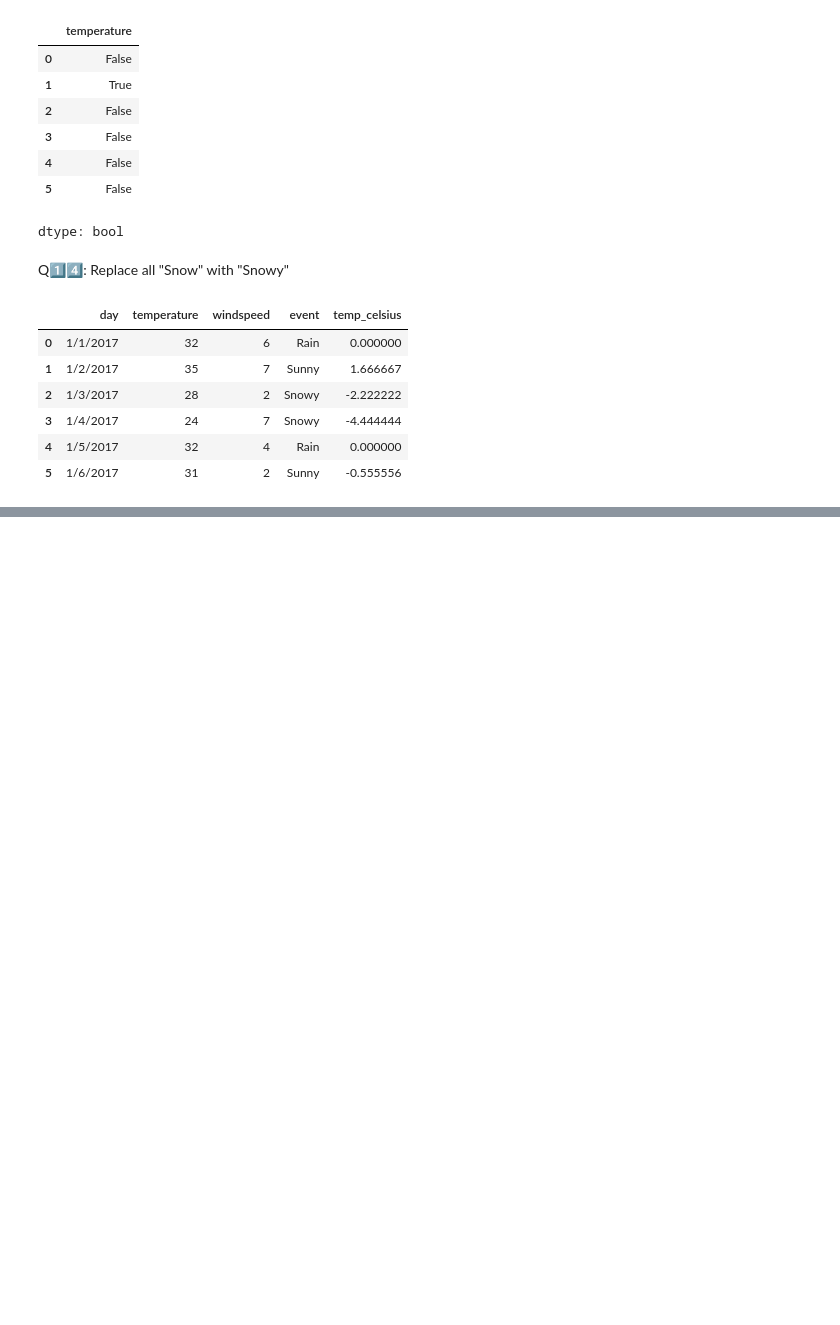
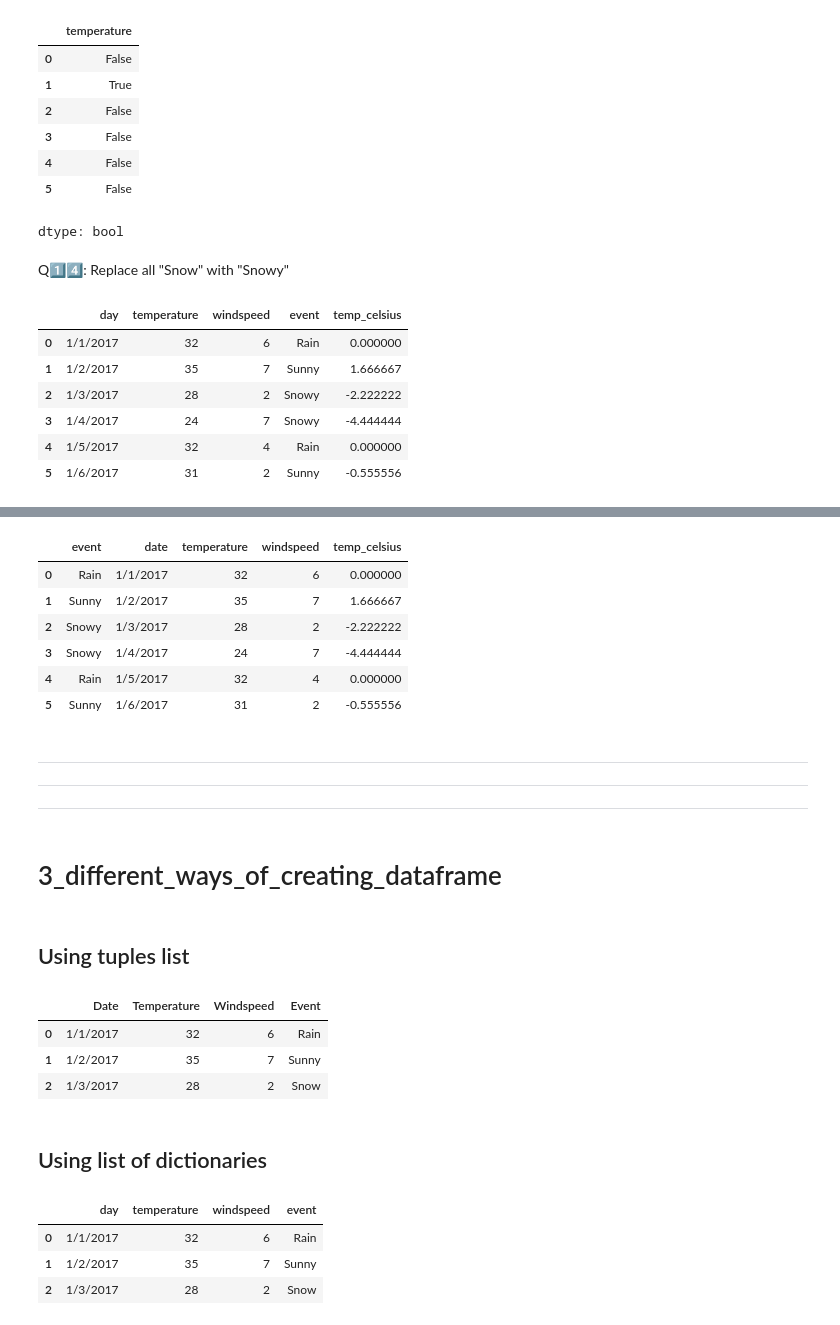
Before and after one commit to ngzhiwei517/Machine_Learning_Self-Learn, a Jupyter notebook: Pandas_2.ipynb, the cells around one changed output, grey strips where cells are left out. Cells and saved outputs as stored; diff of their text form; code cells hidden in the pictures; blank space fills up the shorter version.

```diff
--- a/Pandas_2.ipynb
+++ b/Pandas_2.ipynb
@@ -242,3 +242,5 @@ weather_df.loc['1/2/2017']
 | event | Sunny |
 | temp_celsius | 1.666667 |
 dtype: object
+# %%
+weather_df.reset_index(inplace=True)
@@ -244,0 +257,3 @@ dtype: object
+# %%
+weather_df.set_index('event',inplace=True)
+weather_df
@@ -388,0 +462,57 @@ weather_df
+# %%
+weather_df.rename(columns={'day':'date'},inplace=True)
+# %%
+weather_df
+# %% [output]
+|  | event | date | temperature | windspeed | temp_celsius |
+| 0 | Rain | 1/1/2017 | 32 | 6 | 0.000000 |
+| 1 | Sunny | 1/2/2017 | 35 | 7 | 1.666667 |
+| 2 | Snowy | 1/3/2017 | 28 | 2 | -2.222222 |
+| 3 | Snowy | 1/4/2017 | 24 | 7 | -4.444444 |
+| 4 | Rain | 1/5/2017 | 32 | 4 | 0.000000 |
+| 5 | Sunny | 1/6/2017 | 31 | 2 | -0.555556 |
+# %% [markdown]
+
+
+---
+
+
+
+---
+
+
+
+---
+# %% [markdown]
+# 3_different_ways_of_creating_dataframe
+# %% [markdown]
+## Using tuples list
+# %%
+weather_data = [
+    ('1/1/2017',32,6,'Rain'),
+    ('1/2/2017',35,7,'Sunny'),
+    ('1/3/2017',28,2,'Snow')
+]
+a_df=pd.DataFrame(weather_data,columns=['Date','Temperature','Windspeed','Event'])
+a_df
+# %% [output]
+|  | Date | Temperature | Windspeed | Event |
+| 0 | 1/1/2017 | 32 | 6 | Rain |
+| 1 | 1/2/2017 | 35 | 7 | Sunny |
+| 2 | 1/3/2017 | 28 | 2 | Snow |
+# %% [markdown]
+## Using list of dictionaries
+# %%
+weather_data = [
+    {'day': '1/1/2017', 'temperature': 32, 'windspeed': 6, 'event': 'Rain'},
+    {'day': '1/2/2017', 'temperature': 35, 'windspeed': 7, 'event': 'Sunny'},
+    {'day': '1/3/2017', 'temperature': 28, 'windspeed': 2, 'event': 'Snow'},
+
+]
+b_df=pd.DataFrame(weather_data)
+b_df
+# %% [output]
+|  | day | temperature | windspeed | event |
+| 0 | 1/1/2017 | 32 | 6 | Rain |
+| 1 | 1/2/2017 | 35 | 7 | Sunny |
+| 2 | 1/3/2017 | 28 | 2 | Snow |
```
Also changed, not shown: parts of 24 cells of this notebook.
